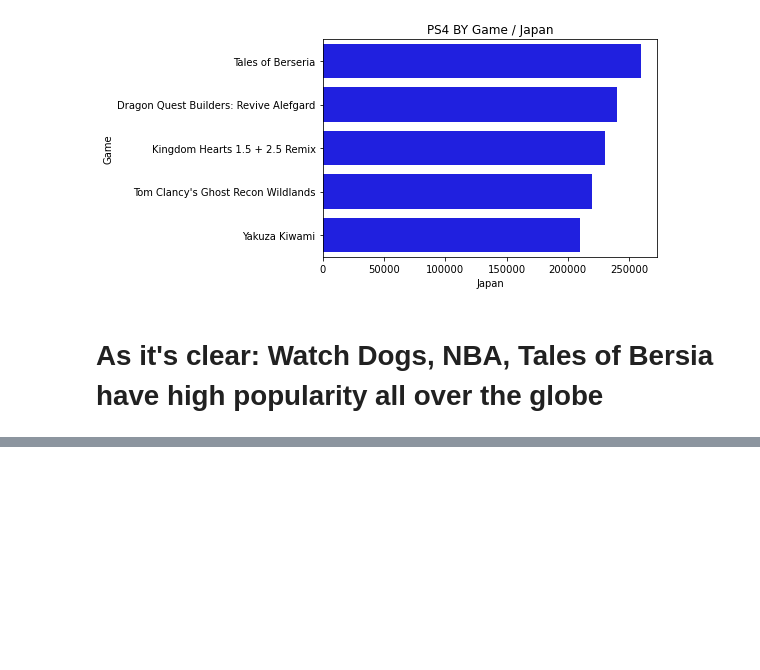
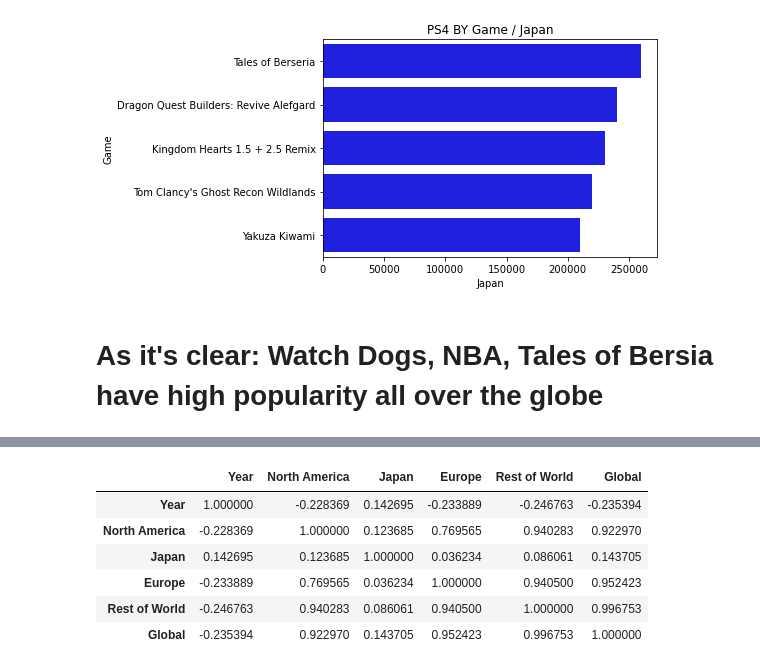
Before and after one commit to KhadijahMohamedAbd/PS4_PROJECT, a Jupyter notebook: PS4_Project.ipynb, the cells around one changed output, grey strips where cells are left out. Cells and saved outputs as stored; diff of their text form; code cells hidden in the pictures; blank space fills up the shorter version.

```diff
--- a/PS4_Project.ipynb
+++ b/PS4_Project.ipynb
@@ -725,0 +728,10 @@ Text(0.5, 1.0, 'PS4 BY Game / Japan')
+# %%
+ps4[['Year','North America','Japan','Europe','Rest of World','Global']].corr()
+# %% [output]
+|  | Year | North America | Japan | Europe | Rest of World | Global |
+| Year | 1.000000 | -0.228369 | 0.142695 | -0.233889 | -0.246763 | -0.235394 |
+| North America | -0.228369 | 1.000000 | 0.123685 | 0.769565 | 0.940283 | 0.922970 |
+| Japan | 0.142695 | 0.123685 | 1.000000 | 0.036234 | 0.086061 | 0.143705 |
+| Europe | -0.233889 | 0.769565 | 0.036234 | 1.000000 | 0.940500 | 0.952423 |
+| Rest of World | -0.246763 | 0.940283 | 0.086061 | 0.940500 | 1.000000 | 0.996753 |
+| Global | -0.235394 | 0.922970 | 0.143705 | 0.952423 | 0.996753 | 1.000000 |
```
Also changed, not shown: parts of 6 cells of this notebook.
